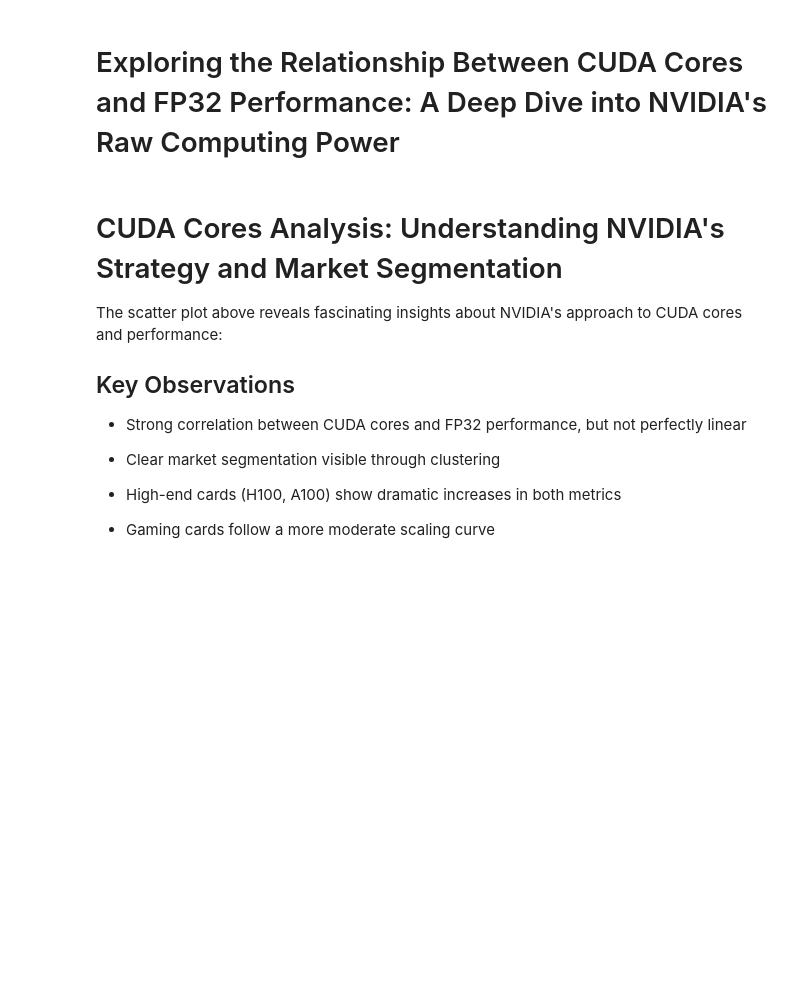
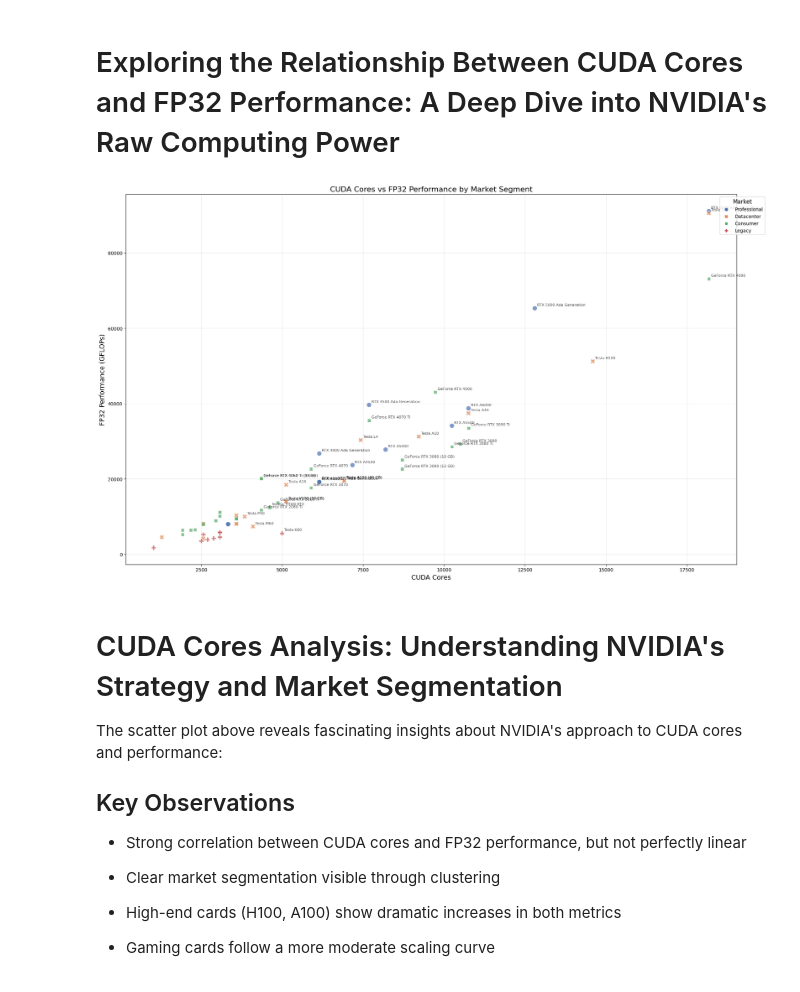
Before and after one commit to CenturyGhost/nvidia_benchmark, a Jupyter notebook: yes.ipynb, the cells around one changed output. Drawn from its saved outputs; the diff is of its cells as text; code cells hidden in the pictures; blank space fills up the shorter version.

Commit message:
Kaggle Notebook | NVIDIA GUIDE - AI | Version 11

```diff
--- a/yes.ipynb
+++ b/yes.ipynb
@@ -608,7 +583,7 @@ Number of Duplicate Entries: 0
 # %% [markdown]
 ### **Lack of features - adding Tensor Cores, Generation, and End-of-Life**
 # %%
-df = pd.read_csv('/kaggle/input/Updated_GPU_Dataset_with_Tensor_Core_Information copy_cleaned.csv')
+df = original_data
 
 # Removing commas and converting columns to float
 columns_to_clean = ["cuda_cores", "base_clock_mhz", "tdp", "fp16", "fp32", "fp64", "bandwith"]
@@ -1120,7 +1121,7 @@ sns.scatterplot(
 
 for idx, row in df_cleaned.iterrows():
 
-    if row['cuda_cores'] > 7000 or row['fp32'] > 30000:
+    if row['cuda_cores'] > 3600 or row['fp32'] > 30000:
 
         plt.annotate(
 
@@ -1136,33 +1137,35 @@ for idx, row in df_cleaned.iterrows():
 
             alpha=0.7
 
         )
 
 
 
 # Customize the plot
 
 plt.title('CUDA Cores vs FP32 Performance by Market Segment', fontsize=16)
 
 plt.xlabel('CUDA Cores', fontsize=14)
 
 plt.ylabel('FP32 Performance (GFLOPs)', fontsize=14)
 
 plt.grid(True, alpha=0.3)
 
 plt.legend(title='Market', title_fontsize=12, fontsize=10, bbox_to_anchor=(1.05, 1))
 
 
 
 # Adjust layout
 
 plt.tight_layout()
 
 
 
 # Show the plot
 
 plt.show()
+# %% [output]
+[figure, added]
 # %% [markdown]
 # CUDA Cores Analysis: Understanding NVIDIA's Strategy and Market Segmentation
 
```
Also changed, not shown: parts of 9 cells of this notebook.
